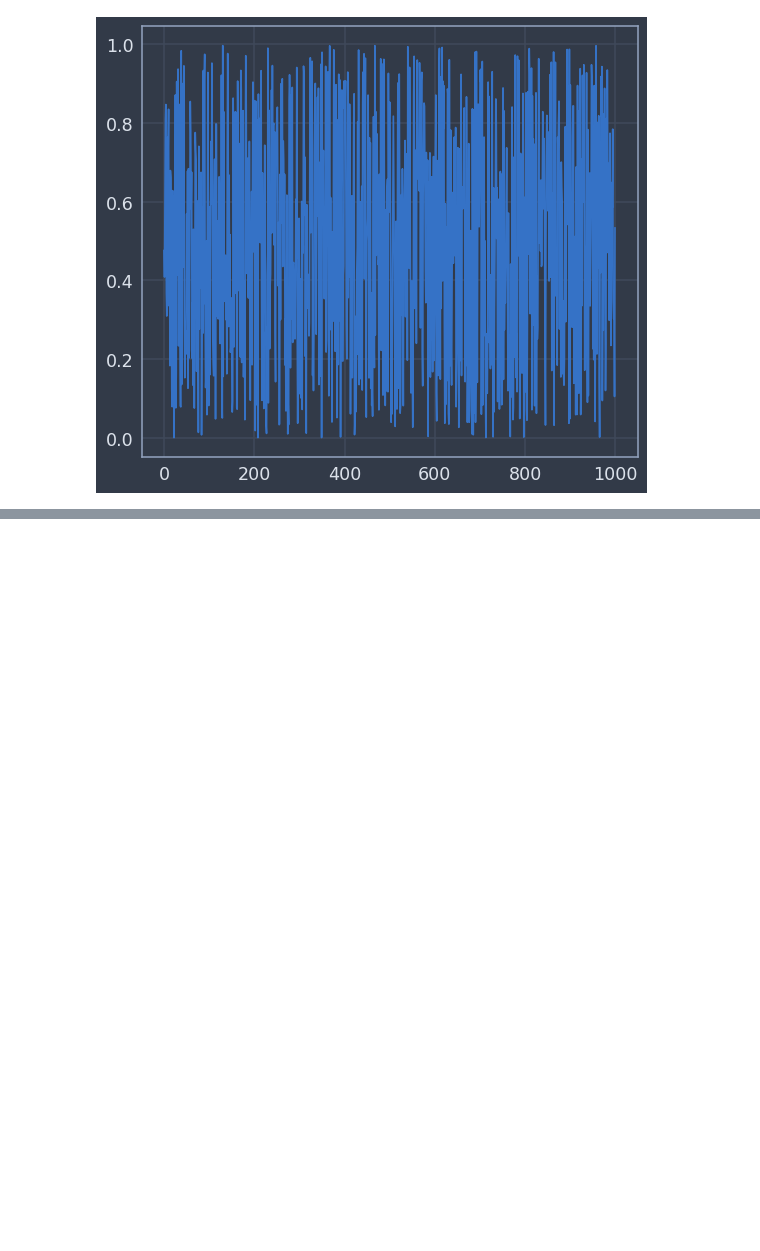
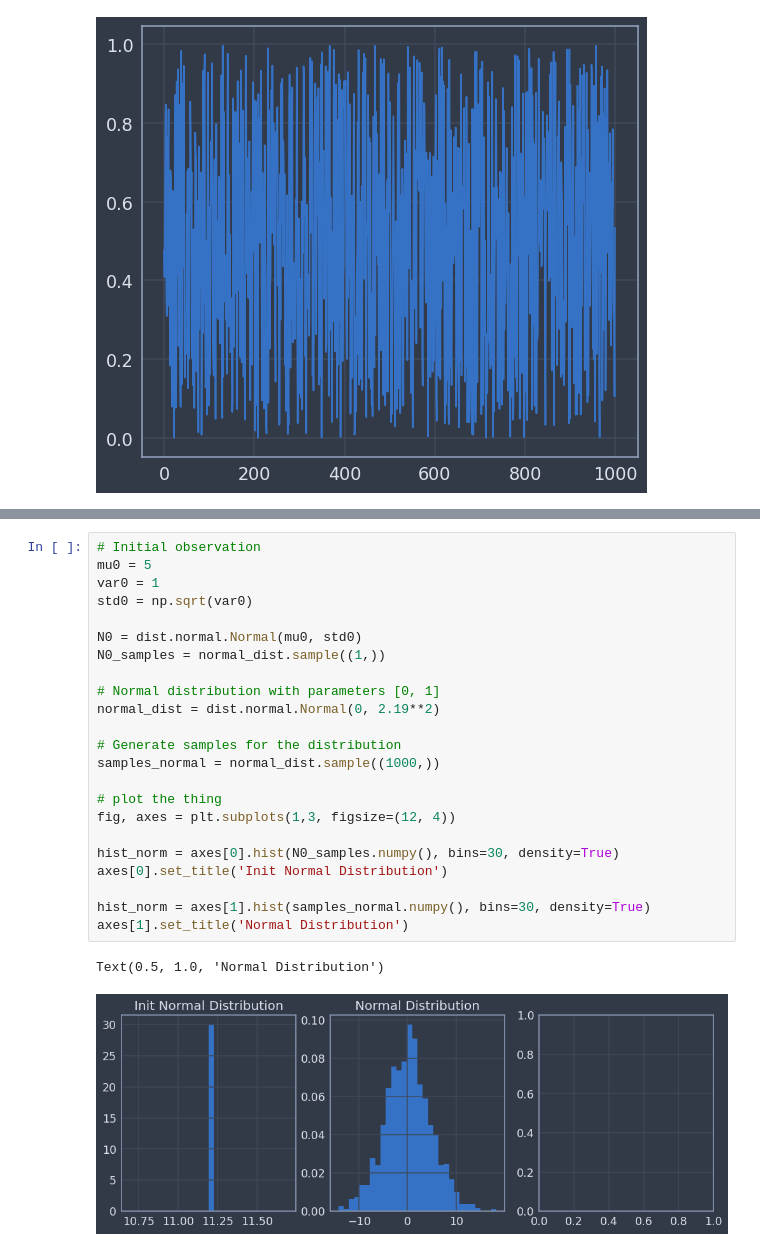
Before and after one commit to Igodlab/ml-book, a Jupyter notebook: problems-Chapter2.ipynb, the cells around one changed output, grey strips where cells are left out. Drawn from its saved outputs; the diff is of its cells as text; blank space fills up the shorter version.

```diff
--- a/problems-Chapter2.ipynb
+++ b/problems-Chapter2.ipynb
@@ -153,0 +162,26 @@ plt.plot(range(len(samples_exp)), exp_dist.cdf(samples_exp))
+# %%
+# Initial observation
+mu0 = 5
+var0 = 1
+std0 = np.sqrt(var0)
+
+N0 = dist.normal.Normal(mu0, std0)
+N0_samples = normal_dist.sample((1,))
+
+# Normal distribution with parameters [0, 1]
+normal_dist = dist.normal.Normal(0, 2.19**2)
+
+# Generate samples for the distribution
+samples_normal = normal_dist.sample((1000,))
+
+# plot the thing
+fig, axes = plt.subplots(1,3, figsize=(12, 4))
+
+hist_norm = axes[0].hist(N0_samples.numpy(), bins=30, density=True)
+axes[0].set_title('Init Normal Distribution')
+
+hist_norm = axes[1].hist(samples_normal.numpy(), bins=30, density=True)
+axes[1].set_title('Normal Distribution')
+# %% [output]
+Text(0.5, 1.0, 'Normal Distribution')
+[figure, added]
```
Also changed, not shown: parts of 1 cell of this notebook, 1 other file.
